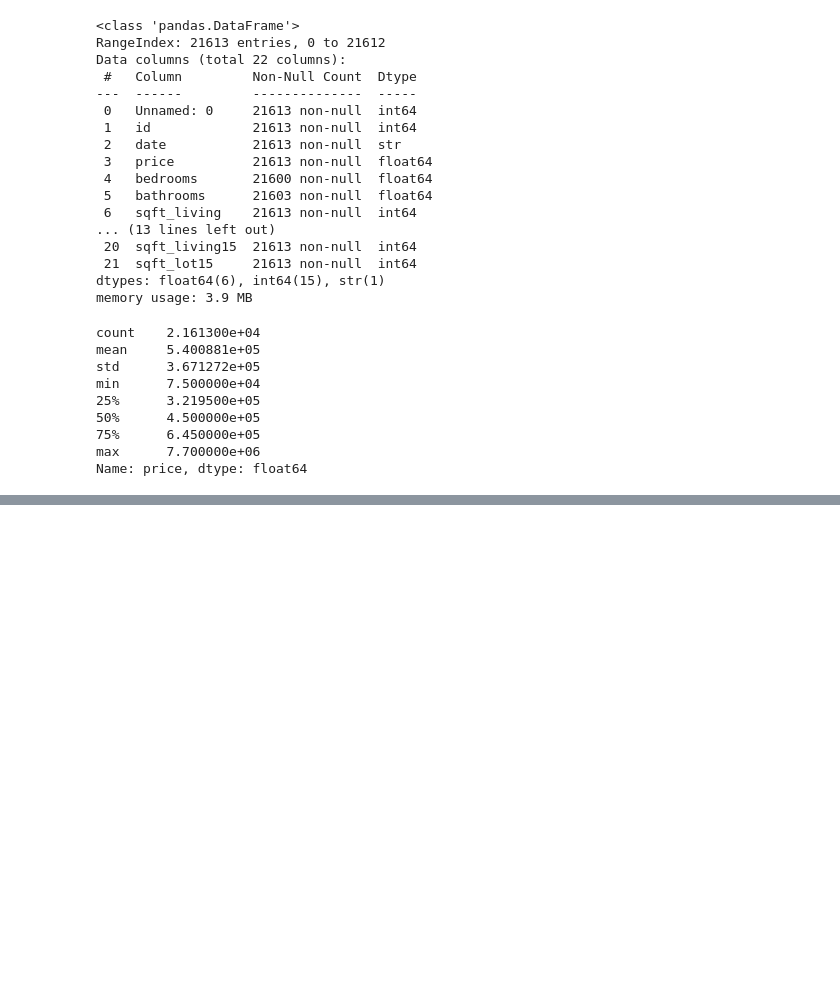
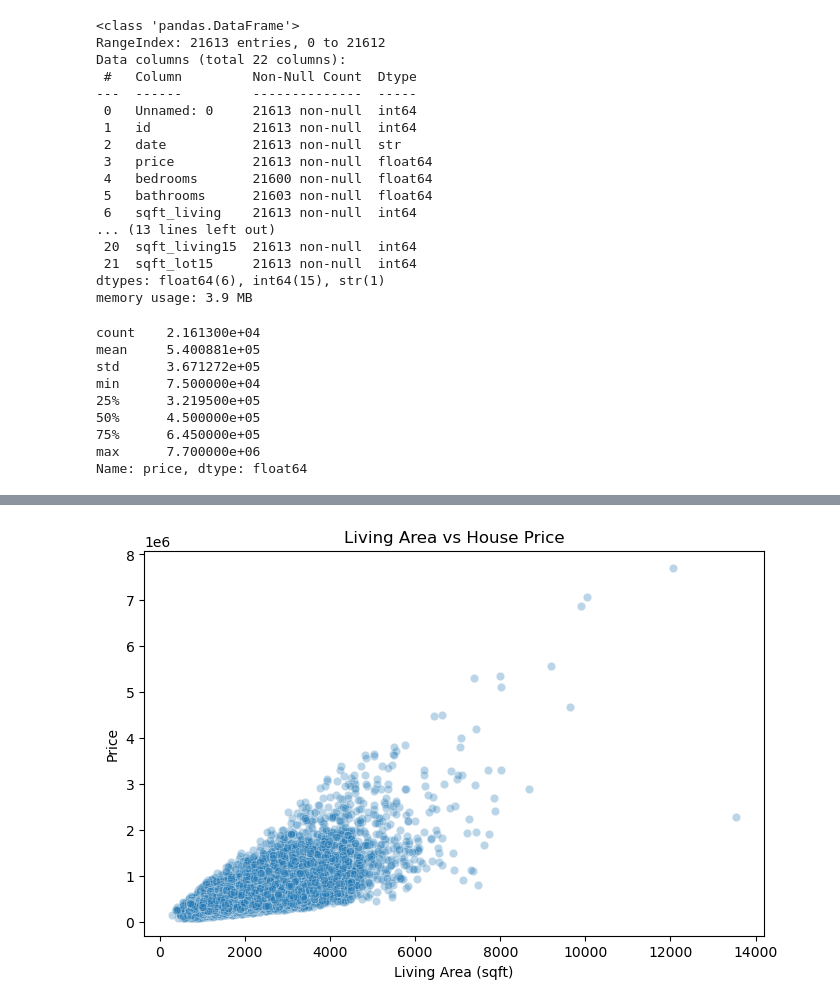
Before and after one commit to Muizzkarim10/HousePricePrediction, a Jupyter notebook: notebooks/eda.ipynb, the cells around one changed output, grey strips where cells are left out. Saved outputs shown, nothing was run; the diff lists cells and outputs as text; code cells hidden in the pictures; blank space fills up the shorter version.

```diff
--- a/notebooks/eda.ipynb
+++ b/notebooks/eda.ipynb
@@ -48,0 +70,16 @@ Name: price, dtype: float64
+# %%
+plt.figure(figsize=(8, 5))
+
+sns.scatterplot(
+    data=df,
+    x="sqft_living",
+    y="price",
+    alpha=0.3
+)
+
+plt.title("Living Area vs House Price")
+plt.xlabel("Living Area (sqft)")
+plt.ylabel("Price")
+plt.show()
+# %% [output]
+[figure, added]
```
Also changed, not shown: parts of 18 cells of this notebook, 1 other file.
